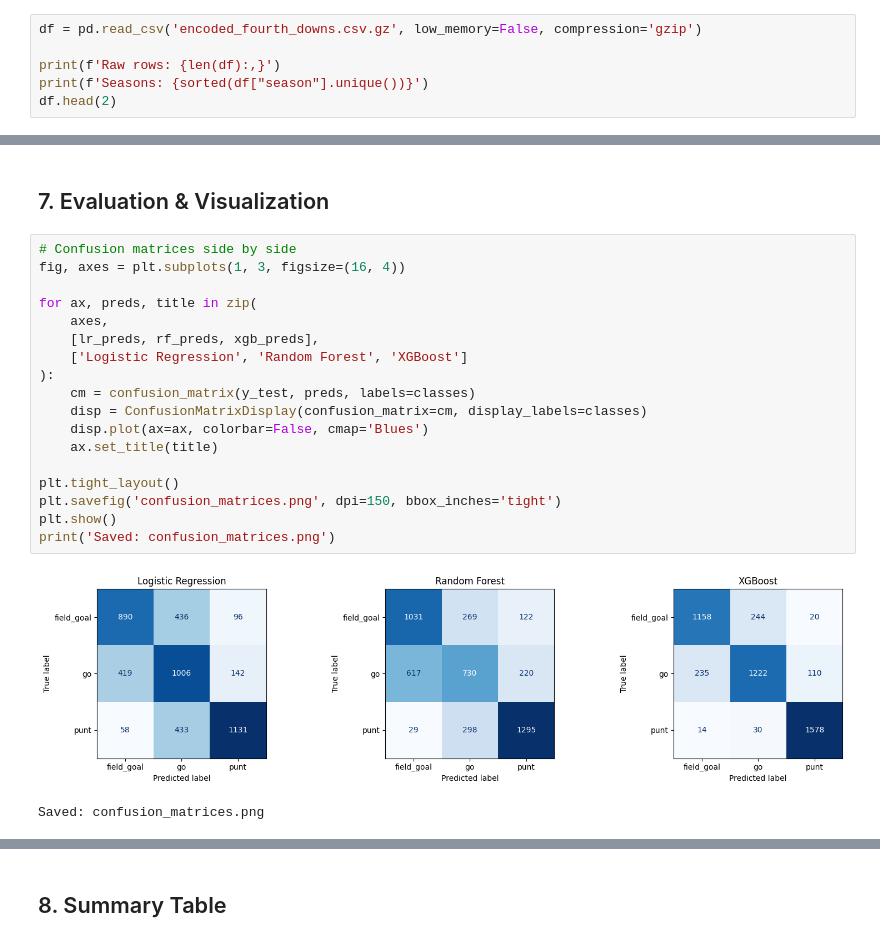
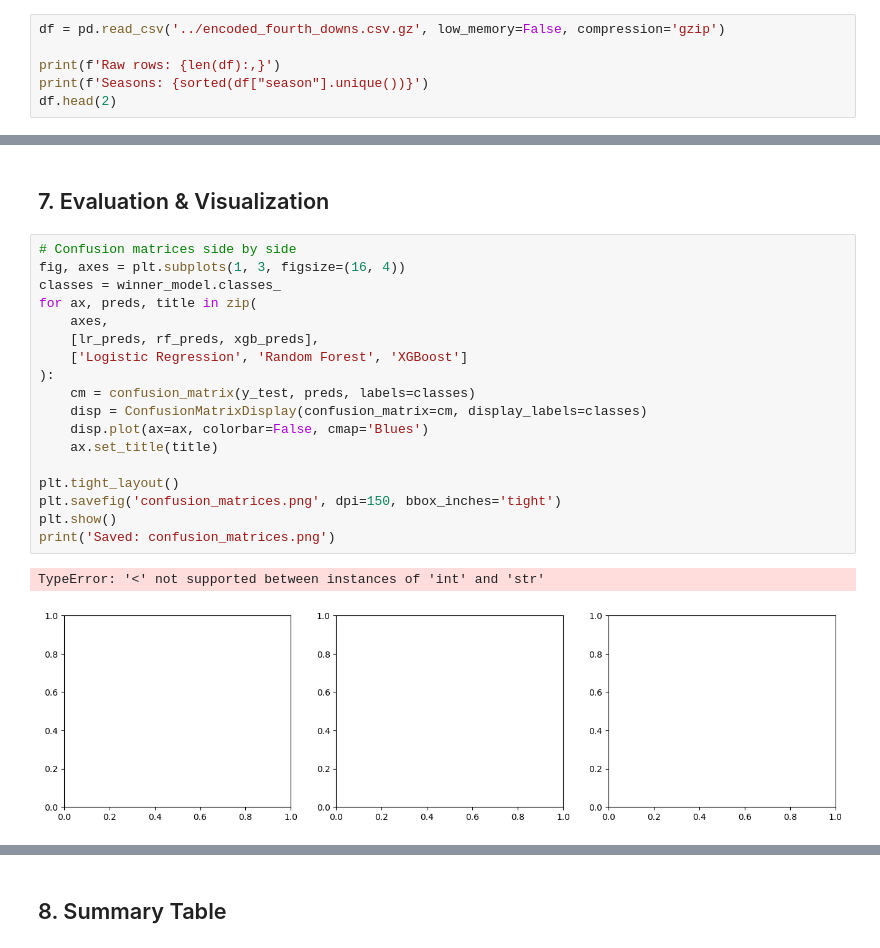
Before and after one commit to SU-IST707-SP26/group-project-team1, a Jupyter notebook: epa_model/epa_prescriptive_model.ipynb, the cells around one changed output, grey strips where cells are left out. Cells and saved outputs as stored; diff of their text form.

```diff
--- a/epa_model/epa_prescriptive_model.ipynb
+++ b/epa_model/epa_prescriptive_model.ipynb
@@ -52,7 +40,7 @@ Libraries loaded.
 # %% [markdown]
 ## 1. Load Data
 # %%
-df = pd.read_csv('encoded_fourth_downs.csv.gz', low_memory=False, compression='gzip')
+df = pd.read_csv('../encoded_fourth_downs.csv.gz', low_memory=False, compression='gzip')
 
 print(f'Raw rows: {len(df):,}')
 print(f'Seasons: {sorted(df["season"].unique())}')
@@ -702,23 +737,23 @@ print(f'Using: {best_model_name}')
 # %%
 # Confusion matrices side by side
 fig, axes = plt.subplots(1, 3, figsize=(16, 4))
-
+classes = winner_model.classes_
 for ax, preds, title in zip(
     axes,
     [lr_preds, rf_preds, xgb_preds],
     ['Logistic Regression', 'Random Forest', 'XGBoost']
 ):
     cm = confusion_matrix(y_test, preds, labels=classes)
     disp = ConfusionMatrixDisplay(confusion_matrix=cm, display_labels=classes)
     disp.plot(ax=ax, colorbar=False, cmap='Blues')
     ax.set_title(title)
 
 plt.tight_layout()
 plt.savefig('confusion_matrices.png', dpi=150, bbox_inches='tight')
 plt.show()
 print('Saved: confusion_matrices.png')
 # %% [output]
+TypeError: '<' not supported between instances of 'int' and 'str'
-[figure, old version]
+[figure, new version]
-Saved: confusion_matrices.png
 # %%
 # Feature importance from XGBoost
```
Also changed, not shown: parts of 15 cells of this notebook, 7 other files.
